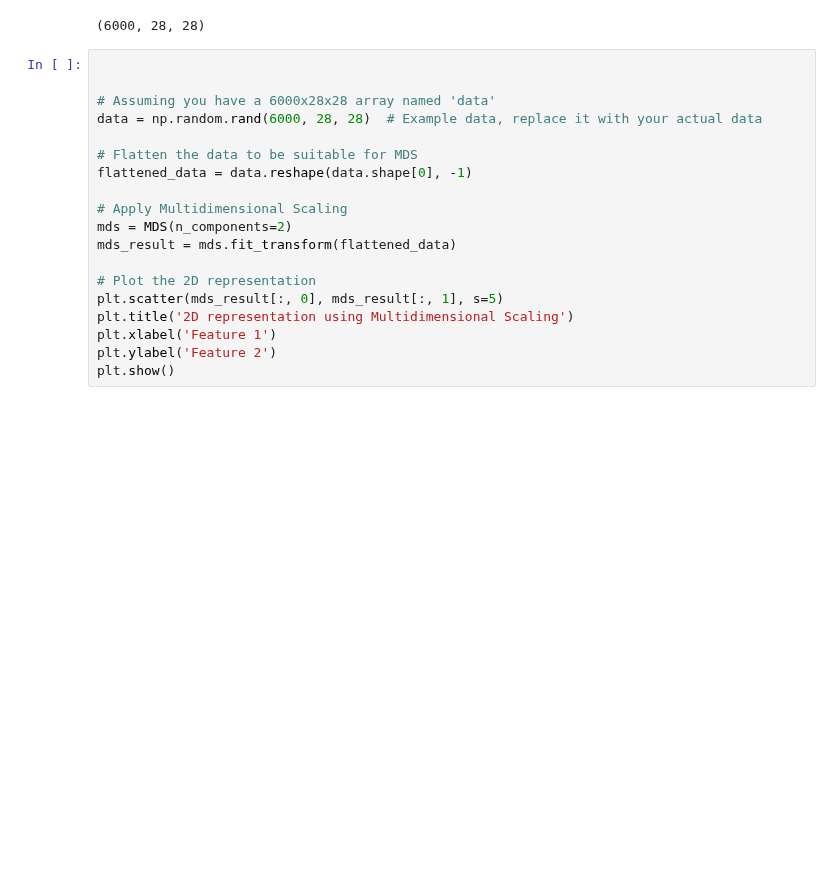
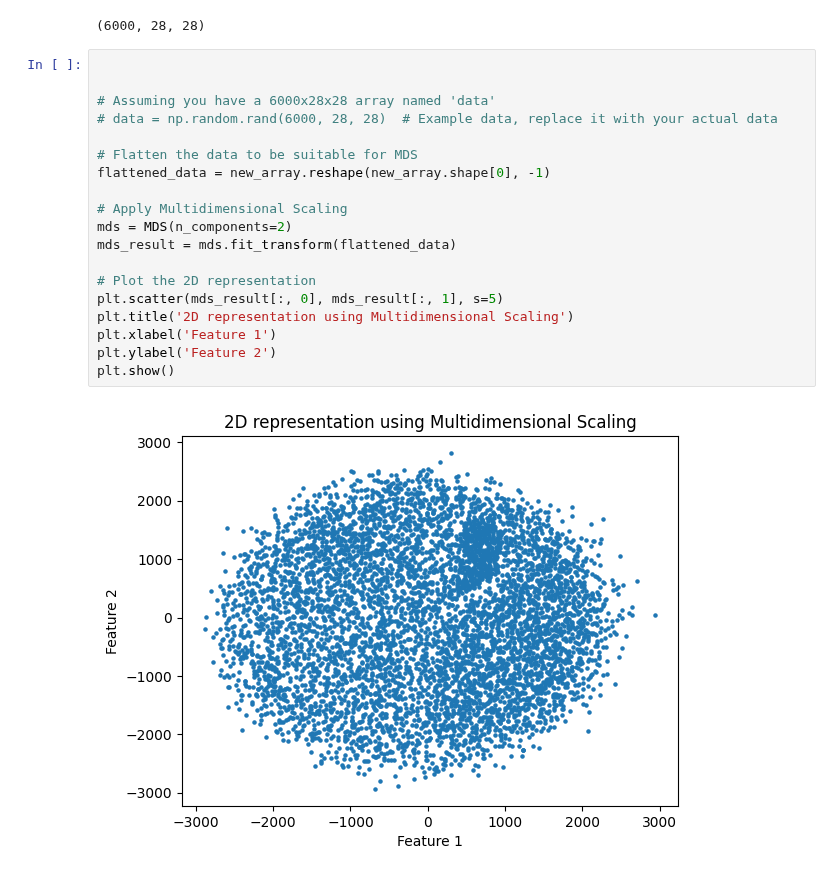
Before and after one commit to biswajit-github-2022/RKMVERI_2ND, a Jupyter notebook: class/ML/SS_assignments_5/new.ipynb, the cells around one changed output. Saved outputs shown, nothing was run; the diff lists cells and outputs as text; blank space fills up the shorter version.

```diff
--- a/class/ML/SS_assignments_5/new.ipynb
+++ b/class/ML/SS_assignments_5/new.ipynb
@@ -228,19 +228,21 @@ new_array.shape
 # %%
 
 
 # Assuming you have a 6000x28x28 array named 'data'
-data = np.random.rand(6000, 28, 28)  # Example data, replace it with your actual data
+# data = np.random.rand(6000, 28, 28)  # Example data, replace it with your actual data
 
 # Flatten the data to be suitable for MDS
-flattened_data = data.reshape(data.shape[0], -1)
+flattened_data = new_array.reshape(new_array.shape[0], -1)
 
 # Apply Multidimensional Scaling
 mds = MDS(n_components=2)
 mds_result = mds.fit_transform(flattened_data)
 
 # Plot the 2D representation
 plt.scatter(mds_result[:, 0], mds_result[:, 1], s=5)
 plt.title('2D representation using Multidimensional Scaling')
 plt.xlabel('Feature 1')
 plt.ylabel('Feature 2')
 plt.show()
+# %% [output]
+[figure, added]
```
